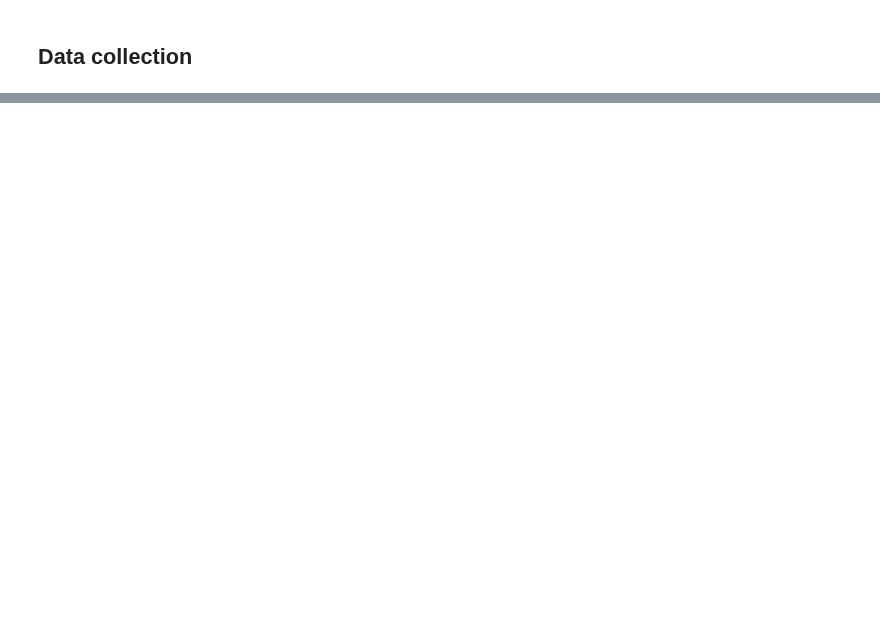
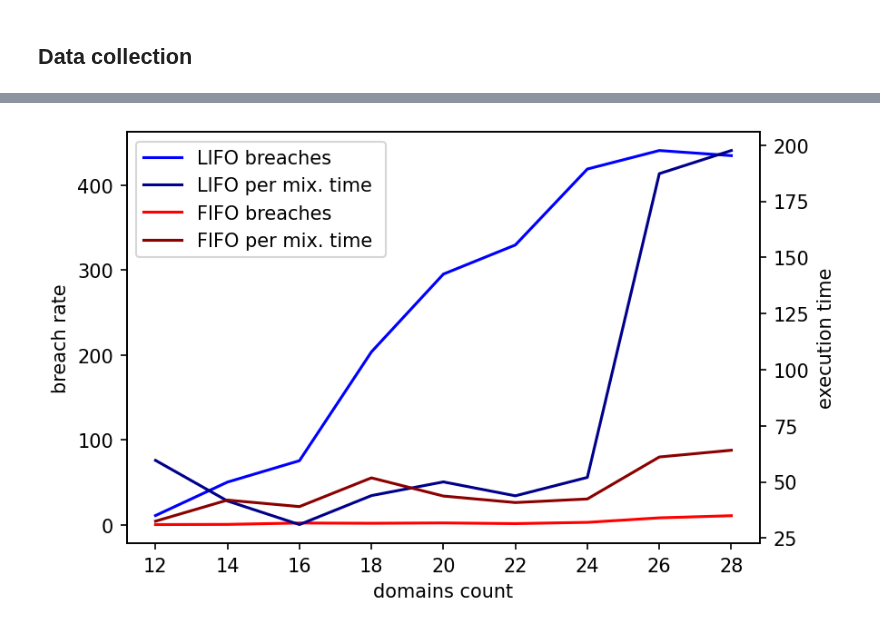
Before and after one commit to bartoszmodelski/ebsl, a Jupyter notebook: evaluation/mixer-benchmark.py.ipynb, the cells around one changed output, grey strips where cells are left out. Drawn from its saved outputs; the diff is of its cells as text; code cells hidden in the pictures; blank space fills up the shorter version.

Commit message:
mixer eval

```diff
--- a/evaluation/mixer-benchmark.py.ipynb
+++ b/evaluation/mixer-benchmark.py.ipynb
@@ -91,0 +137,24 @@ IndexError: list index out of range
+# %%
+fifo_breach_rate = [v[3] for v in fifo]
+lifo_breach_rate = [v[3] for v in lifo]
+
+fifo_per_mixer_time = [v[4] for v in fifo]
+lifo_per_mixer_time = [v[4] for v in lifo]
+
+fig, ax = plt.subplots()
+line_lifo, = ax.plot(X, lifo_breach_rate, label='LIFO breaches', color='blue')
+line_fifo, = ax.plot(X, fifo_breach_rate, label='FIFO breaches', color='red')
+plt.ylabel('breach rate')
+
+plt.xlabel('domains count')
+
+ax2 = ax.twinx()
+line_lifo2, = ax2.plot(X, lifo_per_mixer_time, label='LIFO per mix. time', color='darkblue')
+line_fifo2, = ax2.plot(X, fifo_per_mixer_time, label='FIFO per mix. time ', color='darkred')
+
+ax.legend(handles=[line_lifo, line_lifo2,line_fifo, line_fifo2])
+plt.ylabel('execution time')
+
+plt.show()
+# %% [output]
+[figure, added]
```
Also changed, not shown: parts of 13 cells of this notebook.
